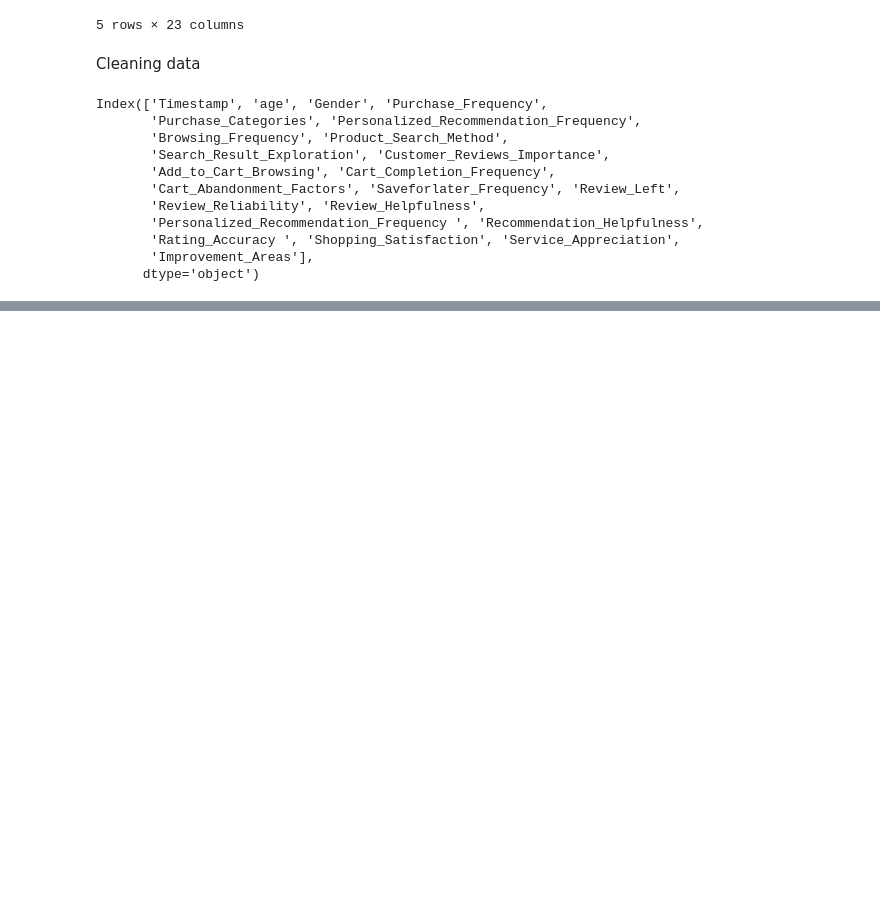
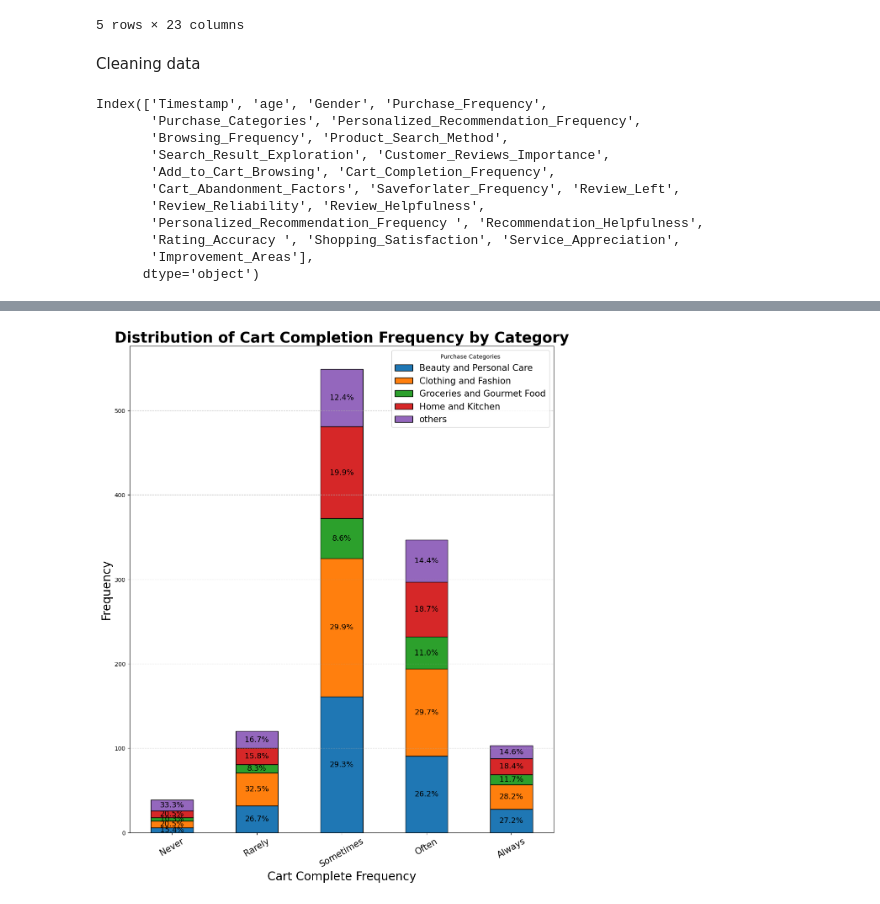
Before and after one commit to khaeuss808/UDS_ExploratoryQs, a Jupyter notebook: UDS_ExpQ_Q1.ipynb, the cells around one changed output, grey strips where cells are left out. Saved outputs shown, nothing was run; the diff lists cells and outputs as text; code cells hidden in the pictures; blank space fills up the shorter version.

```diff
--- a/UDS_ExpQ_Q1.ipynb
+++ b/UDS_ExpQ_Q1.ipynb
@@ -50,0 +143,67 @@ Are there specific product categories within specific customer segments (e.g., a
+# %%
+# Define the order you want for 'Purchase_Frequency'
+frequency_order = [
+    "Never",
+    "Rarely",
+    "Sometimes",
+    "Often",
+    "Always",
+]
+
+# Step 1: Explode Purchase_Categories by splitting on ";"
+demo_df_exploded = demographic_df.assign(
+    Purchase_Categories=demographic_df["Purchase_Categories"].str.split(";")
+).explode("Purchase_Categories")
+
+# Step 2: Convert 'Purchase_Frequency' to a categorical type with the specified order
+demo_df_exploded["Cart_Completion_Frequency"] = pd.Categorical(
+    demo_df_exploded["Cart_Completion_Frequency"],
+    categories=frequency_order,
+    ordered=True,
+)
+
+# Step 3: Group by Purchase_Frequency and Purchase_Categories, then count each combination
+category_counts = (
+    demo_df_exploded.groupby(["Cart_Completion_Frequency", "Purchase_Categories"])
+    .size()
+    .unstack()
+    .fillna(0)
+)
+
+# Step 4: Plot the stacked bar chart
+plt.figure(figsize=(13, 15))
+category_counts.plot(kind="bar", stacked=True, ax=plt.gca(), edgecolor="black")
+
+# Customizing the plot
+plt.title(
+    "Distribution of Cart Completion Frequency by Category",
+    fontsize=25,
+    fontweight="bold",
+)
+plt.xlabel("Cart Complete Frequency", fontsize=20)
+plt.ylabel("Frequency", fontsize=20)
+plt.grid(axis="y", linestyle="--", alpha=0.7)
+plt.xticks(rotation=30, fontsize=15)
+
+# Add percentage labels on top of each bar segment
+for i, (index, row) in enumerate(category_counts.iterrows()):
+    total = row.sum()
+    cumulative = 0
+    for j, (category, count) in enumerate(row.items()):
+        if count > 0:
+            percent = (count / total) * 100
+            plt.text(
+                i,
+                cumulative + count / 2,
+                f"{percent:.1f}%",
+                ha="center",
+                va="center",
+                fontsize=13,
+            )
+            cumulative += count
+
+# Show legend with category labels
+plt.legend(title="Purchase Categories", fontsize=15)
+plt.show()
+# %% [output]
+[figure, added]
```
Also changed, not shown: parts of 6 cells of this notebook, 1 other file.
